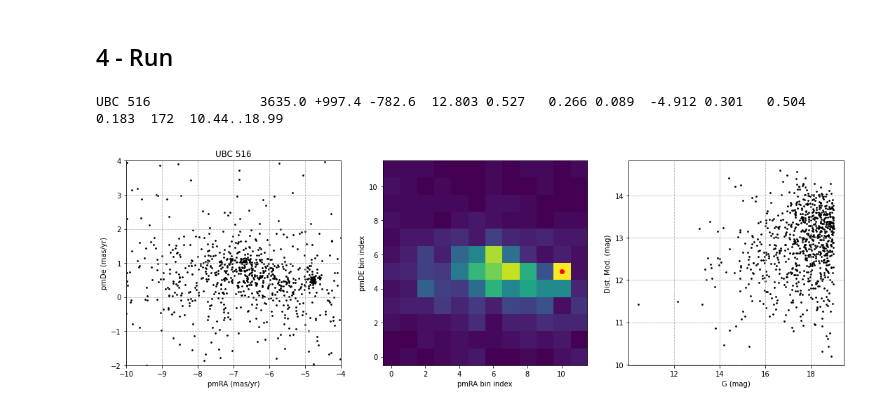
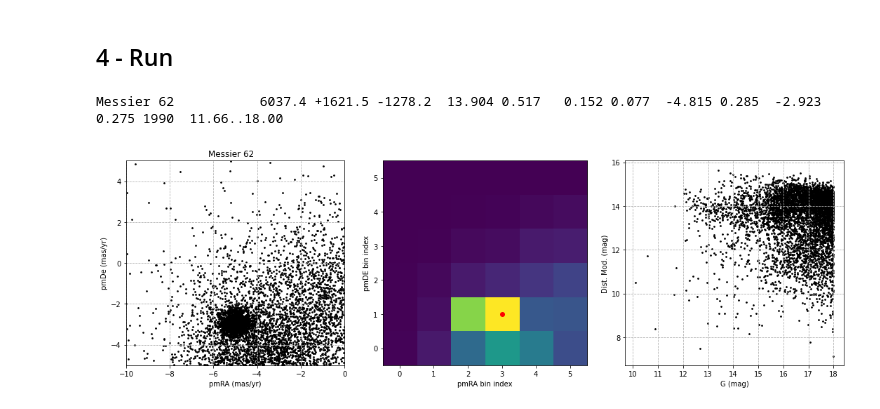
Before and after one commit to balessi/GaiaDR2clusters, a Jupyter notebook: code/Bailer-Jones.ipynb, the cells around one changed output. Saved outputs shown, nothing was run; the diff lists cells and outputs as text; code cells hidden in the pictures.

```diff
--- a/code/Bailer-Jones.ipynb
+++ b/code/Bailer-Jones.ipynb
@@ -102,7 +102,7 @@ def plot_VPD(data, title, pmra_min, pmra_max, pmde_min, pmde_max):
     plt.scatter(xs, ys, s=3, color='black')
 
 # Calculates the median distance modulus of the stars within <limit> of the estimated pms
-def calculate_estimates(data, est_pmra, est_pmde, limit = 1):
+def calculate_estimates(data, est_pmra, est_pmde, limit = 1.2):
     def filter_pms(pmra, pmde):
         return (abs(est_pmra - pmra) < limit) and (abs(est_pmde - pmde) < limit)
     filter_fn = lambda x: filter_pms(x['pmra'], x['pmdec'])
@@ -120,7 +120,7 @@ def calculate_estimates(data, est_pmra, est_pmde, limit = 1):
     return data, dist, err_dist, par, err_par, pmra, err_pmra, pmde, err_pmde, gmin, gmax, len(dists)
 
 # Build 2D histogram for proper motions and returns average PMs for the bin with the highest count
-def plot_pm_hist(data, pmra_min, pmra_max, pmde_min, pmde_max, num_bins = 12):
+def plot_pm_hist(data, pmra_min, pmra_max, pmde_min, pmde_max, num_bins = 6):
     xs = data['pmra']
     ys = data['pmdec']
     _range = [[pmra_min, pmra_max], [pmde_min, pmde_max]]
@@ -175,11 +175,35 @@ def process(name, coordinates, diam_arcmin, mag_lim,  pmra_min, pmra_max, pmde_m
     plot_all(df, name, pmra_min, pmra_max, pmde_min, pmde_max)
 # %% [markdown]
 ## 4 - Run
-# %%
-#         name         coord                  dia   mag   pm  dist
-#process('Alessi 62', '18 56 06.2 +21 35 49', 36.0,  16,  5,  None) #dist is upper limit in dmod (if < 20) or pc otherwise
-
-process('UBC 516', '12 10 09.9 -62 19 48', 6, 19, -10, -4, -2, 4, None)
-# %% [output]
-UBC 516              3635.0 +997.4 -782.6  12.803 0.527   0.266 0.089  -4.912 0.301   0.504 0.183  172  10.44..18.99
-[figure, removed]
+# %%
+#         name         coord                  dia   mag   pm  dist
+#process('Alessi 62', '18 56 06.2 +21 35 49', 36.0,  16,  5,  None) #dist is upper limit in dmod (if < 20) or pc otherwise
+
+process('Messier 62   ', '17 01 07.7 -30 05 38',  25.2, 18, -10, 0, -5, 5, None) # 4572  -5.33   -2.98
+#process('Messier 12   ', '16 47 14.4 -01 57 04',  36.0, 21, -10, 0, -4, 4, None) # 6398  -0.16   -6.77
+#process('Messier 10   ', '16 57 08.7 -04 05 53',  31.8, 21, -10, 0, -4, 4, None) # 6618  -4.70   -6.53
+#process('Messier 107  ', '16 32 32.4 -13 03 25',  27.6, 21, -10, 0, -4, 4, None) # 6757  -1.94   -5.95
+#process('HP 1         ', '17 31 05.3 -29 58 55',  15.6, 21, -10, 0, -4, 4, None) # 6930   2.46  -10.14
+#process('NGC 6325     ', '17 17 59.1 -23 46 00',  12.0, 21, -10, 0, -4, 4, None) # 6988  -8.38   -9.01
+#process('Palomar 6    ', '17 43 42.2 -26 13 23',  12.0, 21, -10, 0, -4, 4, None) # 7920  -9.26   -5.33
+#process('NGC 6355     ', '17 23 58.6 -26 21 11',  10.8, 21, -10, 0, -4, 4, None) # 8650  -4.66   -0.52
+#process('NGC 6401     ', '17 38 37.9 -23 55 02',  16.8, 21, -10, 0, -4, 4, None) # 8651  -2.82    1.44
+#process('NGC 6304     ', '17 14 32.9 -29 28 54',  15.6, 21, -10, 0, -4, 4, None) # 9285  -3.95   -1.12
+#process('NGC 6287     ', '17 05 09.2 -22 43 06',  20.4, 21, -10, 0, -4, 4, None) # 9311  -4.89   -1.92
+#process('NGC 6342     ', '17 21 11.6 -19 36 18',  24.6, 21, -10, 0, -4, 4, None) #10277  -2.95   -7.01
+#process('Messier 9    ', '17 19 12.5 -18 30 53',  23.4, 21, -10, 0, -4, 4, None) #10707  -2.20   -3.21
+#process('Messier 19   ', '17 02 37.5 -26 16 11',  25.2, 21, -10, 0, -4, 4, None) #10823  -3.22    1.61
+#process('NGC 6356     ', '17 23 33.6 -17 48 46',  20.4, 21, -10, 0, -4, 4, None) #12642  -3.77   -3.37
+#process('NGC 6293     ', '17 10 09.9 -26 34 48',  18.6, 21, -10, 0, -4, 4, None) #14368   0.82   -4.31
+#process('NGC 6316     ', '17 16 36.8 -28 09 12',  14.4, 21, -10, 0, -4, 4, None) #15175  -4.82   -4.61
+#process('NGC 6539     ', '18 04 46.2 -07 35 23',  22.8, 21, -10, 0, -4, 4, None) #15873  -6.83   -3.48
+#process('NGC 6235     ', '16 53 25.4 -22 10 47',  18.0, 21, -10, 0, -4, 4, None) #16181  -3.94   -7.56
+#process('Messier 14   ', '17 37 35.6 -03 14 50',  36.0, 21, -10, 0, -4, 4, None) #18657  -3.61   -5.04
+#process('NGC 6426     ', '17 44 54.7 +03 10 12',  21.6, 21, -10, 0, -4, 4, None) #19740  -1.86   -2.99
+#process('NGC 6284     ', '17 04 28.5 -24 45 58',  25.2, 21, -10, 0, -4, 4, None) #20040  -3.19   -2.05
+#process('IC 1257      ', '17 27 08.4 -07 05 35',  13.2, 21, -10, 0, -4, 4, None) #27770  -0.93   -1.41
+#process('Palomar 15   ', '16 59 51.1 -00 32 20',   8.4, 21, -10, 0, -4, 4, None) #45100  -0.58   -0.86
+#process('NGC 6517     ', '18 01 48.7 -08 57 24',  19.2, 21, -10, 0, -4, 4, None) #46083  -1.52   -4.26
+# %% [output]
+Messier 62           6037.4 +1621.5 -1278.2  13.904 0.517   0.152 0.077  -4.815 0.285  -2.923 0.275 1990  11.66..18.00
+[figure, added]
```
